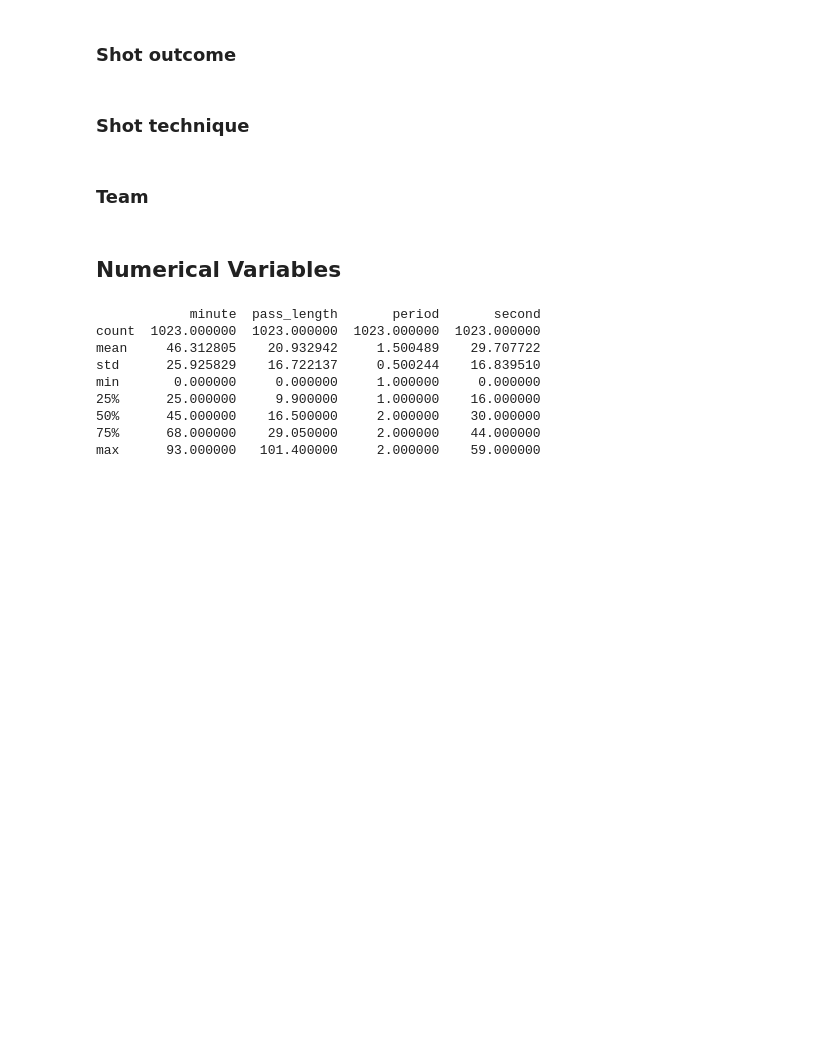
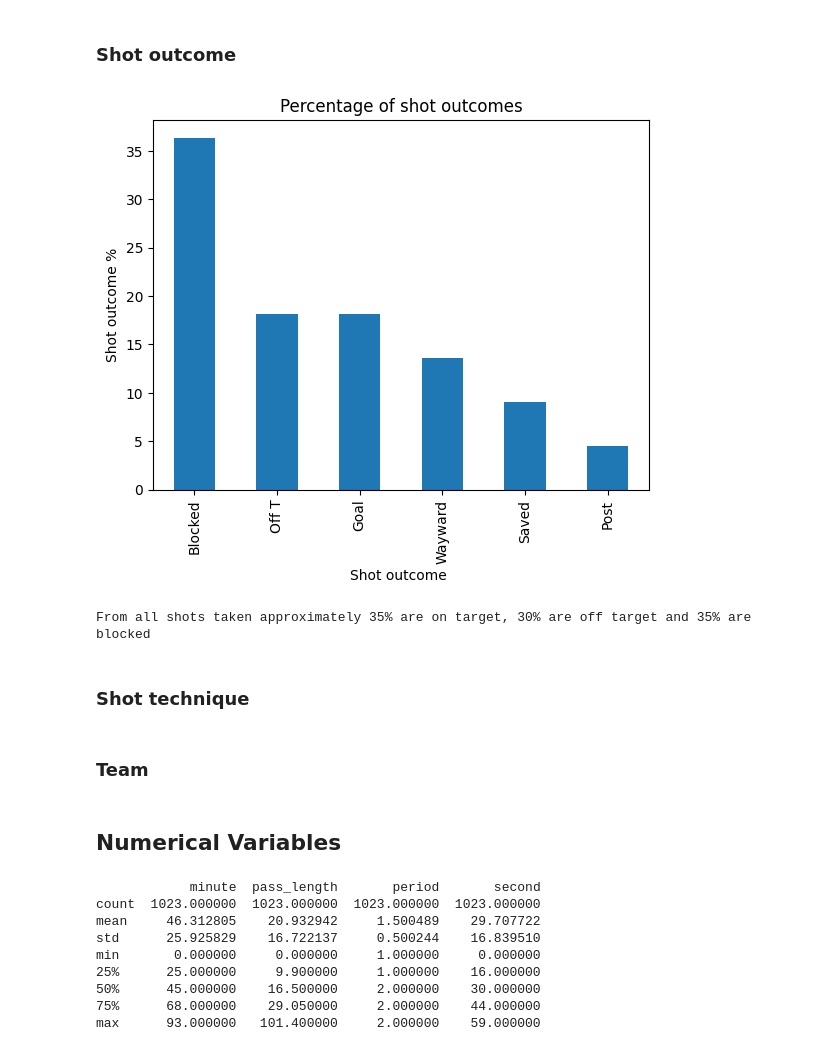
Before and after one commit to NojusMat/DataScience_CA2, a Jupyter notebook: NojusMatuseviciusDAProject.ipynb, the cells around one changed output. Saved outputs shown, nothing was run; the diff lists cells and outputs as text; code cells hidden in the pictures; blank space fills up the shorter version.

```diff
--- a/NojusMatuseviciusDAProject.ipynb
+++ b/NojusMatuseviciusDAProject.ipynb
@@ -337,5 +384,22 @@ Nearly 70% of attempted passes are completed while the other 30% make up for uns
 # %% [markdown]
 ### Shot outcome
+# %%
+#________________________________________Shot outcome_______________________________________________________
+
+#Filtering the N/A out for Shot outcome  outcome
+filtered_Shot_outcome = data[data['shot_outcome'] != 'N/A']
+
+# Calculate the total of shots being taken first time.
+shot_outcome_Percentage = filtered_Shot_outcome['shot_outcome'].value_counts(normalize=True)*100
+shot_outcome_Percentage.plot.bar()
+plt.title("Percentage of shot outcomes")
+plt.xlabel("Shot outcome ")
+plt.ylabel("Shot outcome %")
+plt.show() #Show the plot
+print("From all shots taken approximately 35% are on target, 30% are off target and 35% are blocked")
+# %% [output]
+[figure, added]
+From all shots taken approximately 35% are on target, 30% are off target and 35% are blocked
 # %% [markdown]
 ### Shot technique
 # %% [markdown]
```
Also changed, not shown: parts of 9 cells of this notebook, 1 other file.
